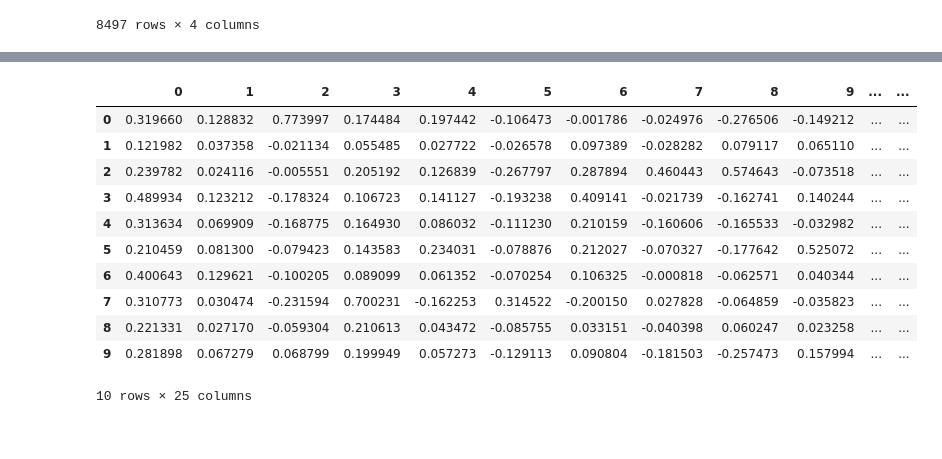
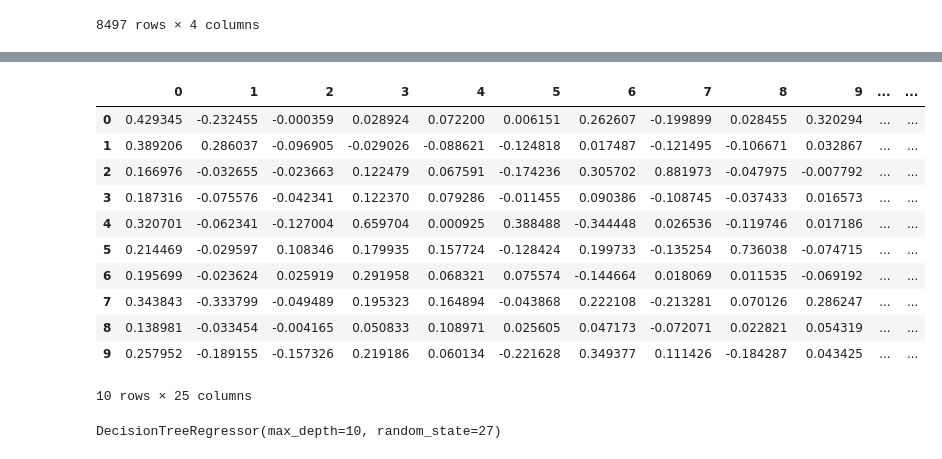
Before and after one commit to GuilhermeFCO/Sia2022, a Jupyter notebook: SIA_2022.ipynb, the cells around one changed output, grey strips where cells are left out. Drawn from its saved outputs; the diff is of its cells as text; code cells hidden in the pictures.

```diff
--- a/SIA_2022.ipynb
+++ b/SIA_2022.ipynb
@@ -217,4 +81,7 @@ dtmTF.shape
 # %%
-df_tf = pd.DataFrame(dtmTF.toarray(), index=range(0, dtmTF.shape[0]), columns=vectorizer.get_feature_names())
-df_tf.head(10)
+tfidf_transformer = TfidfTransformer()
+dtmTF_IDF_train = tfidf_transformer.fit_transform(dtmTF_train)
+
+df_tf_idf_train = pd.DataFrame(dtmTF_IDF_train.toarray(), index=range(0, dtmTF_IDF_train.shape[0]), columns=vectorizer.get_feature_names())
+df_tf_idf_train.head(10)
 # %% [output]
@@ -280,17 +134,20 @@ df_lsa_tf.head(10)
 10 rows × 25 columns
 # %%
-df_lsa_tf_idf = pd.DataFrame(dtm_lsa_tf_idf, index=range(0, dtm_lsa_tf_idf.shape[0]))
-df_lsa_tf_idf.head(10)
+df_lsa_tf_test = pd.DataFrame(dtm_lsa_tf_test, index=range(0, dtm_lsa_tf_test.shape[0]))
+df_lsa_tf_test.head(10)
-# %% [output]
-|  | 0 | 1 | 2 | 3 | 4 | 5 | 6 | 7 | 8 | 9 | ... | ... |
-| 0 | 0.319660 | 0.128832 | 0.773997 | 0.174484 | 0.197442 | -0.106473 | -0.001786 | -0.024976 | -0.276506 | -0.149212 | ... | ... |
-| 1 | 0.121982 | 0.037358 | -0.021134 | 0.055485 | 0.027722 | -0.026578 | 0.097389 | -0.028282 | 0.079117 | 0.065110 | ... | ... |
-| 2 | 0.239782 | 0.024116 | -0.005551 | 0.205192 | 0.126839 | -0.267797 | 0.287894 | 0.460443 | 0.574643 | -0.073518 | ... | ... |
-| 3 | 0.489934 | 0.123212 | -0.178324 | 0.106723 | 0.141127 | -0.193238 | 0.409141 | -0.021739 | -0.162741 | 0.140244 | ... | ... |
-| 4 | 0.313634 | 0.069909 | -0.168775 | 0.164930 | 0.086032 | -0.111230 | 0.210159 | -0.160606 | -0.165533 | -0.032982 | ... | ... |
-| 5 | 0.210459 | 0.081300 | -0.079423 | 0.143583 | 0.234031 | -0.078876 | 0.212027 | -0.070327 | -0.177642 | 0.525072 | ... | ... |
-| 6 | 0.400643 | 0.129621 | -0.100205 | 0.089099 | 0.061352 | -0.070254 | 0.106325 | -0.000818 | -0.062571 | 0.040344 | ... | ... |
-| 7 | 0.310773 | 0.030474 | -0.231594 | 0.700231 | -0.162253 | 0.314522 | -0.200150 | 0.027828 | -0.064859 | -0.035823 | ... | ... |
-| 8 | 0.221331 | 0.027170 | -0.059304 | 0.210613 | 0.043472 | -0.085755 | 0.033151 | -0.040398 | 0.060247 | 0.023258 | ... | ... |
-| 9 | 0.281898 | 0.067279 | 0.068799 | 0.199949 | 0.057273 | -0.129113 | 0.090804 | -0.181503 | -0.257473 | 0.157994 | ... | ... |
-10 rows × 25 columns
+# %%
+df_lsa_tf_idf_train = pd.DataFrame(dtm_lsa_tf_idf_train, index=range(0, dtm_lsa_tf_idf_train.shape[0]))
+df_lsa_tf_idf_train.head(10)
+# %% [output]
+|  | 0 | 1 | 2 | 3 | 4 | 5 | 6 | 7 | 8 | 9 | ... | ... |
+| 0 | 0.429345 | -0.232455 | -0.000359 | 0.028924 | 0.072200 | 0.006151 | 0.262607 | -0.199899 | 0.028455 | 0.320294 | ... | ... |
+| 1 | 0.389206 | 0.286037 | -0.096905 | -0.029026 | -0.088621 | -0.124818 | 0.017487 | -0.121495 | -0.106671 | 0.032867 | ... | ... |
+| 2 | 0.166976 | -0.032655 | -0.023663 | 0.122479 | 0.067591 | -0.174236 | 0.305702 | 0.881973 | -0.047975 | -0.007792 | ... | ... |
+| 3 | 0.187316 | -0.075576 | -0.042341 | 0.122370 | 0.079286 | -0.011455 | 0.090386 | -0.108745 | -0.037433 | 0.016573 | ... | ... |
+| 4 | 0.320701 | -0.062341 | -0.127004 | 0.659704 | 0.000925 | 0.388488 | -0.344448 | 0.026536 | -0.119746 | 0.017186 | ... | ... |
+| 5 | 0.214469 | -0.029597 | 0.108346 | 0.179935 | 0.157724 | -0.128424 | 0.199733 | -0.135254 | 0.736038 | -0.074715 | ... | ... |
+| 6 | 0.195699 | -0.023624 | 0.025919 | 0.291958 | 0.068321 | 0.075574 | -0.144664 | 0.018069 | 0.011535 | -0.069192 | ... | ... |
+| 7 | 0.343843 | -0.333799 | -0.049489 | 0.195323 | 0.164894 | -0.043868 | 0.222108 | -0.213281 | 0.070126 | 0.286247 | ... | ... |
+| 8 | 0.138981 | -0.033454 | -0.004165 | 0.050833 | 0.108971 | 0.025605 | 0.047173 | -0.072071 | 0.022821 | 0.054319 | ... | ... |
+| 9 | 0.257952 | -0.189155 | -0.157326 | 0.219186 | 0.060134 | -0.221628 | 0.349377 | 0.111426 | -0.184287 | 0.043425 | ... | ... |
+10 rows × 25 columns
@@ -296,0 +159,8 @@ df_lsa_tf_idf.head(10)
+# %%
+regTF_train = DecisionTreeRegressor(max_depth = 10, random_state = 27)
+regTF_IDF_train = DecisionTreeRegressor(max_depth = 10, random_state = 27)
+
+regTF_train.fit(dtm_lsa_tf_train, y_train)
+regTF_IDF_train.fit(dtm_lsa_tf_idf_train, y_train)
+# %% [output]
+DecisionTreeRegressor(max_depth=10, random_state=27)
```
Also changed, not shown: parts of 45 cells of this notebook.
